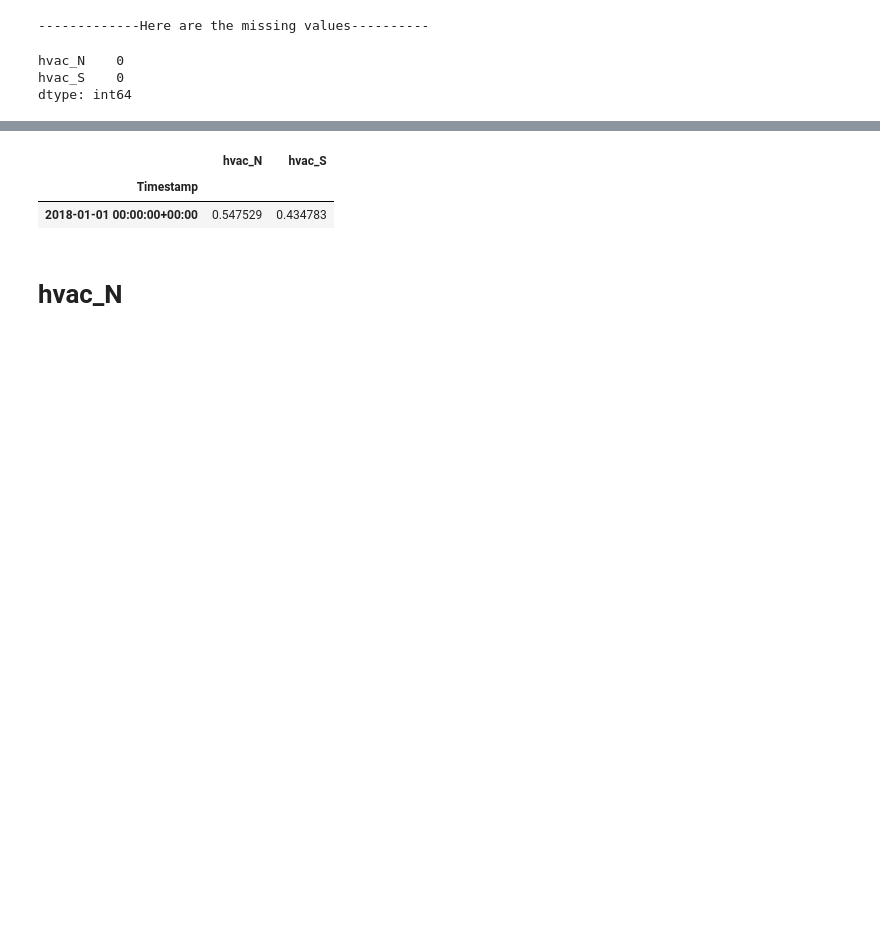
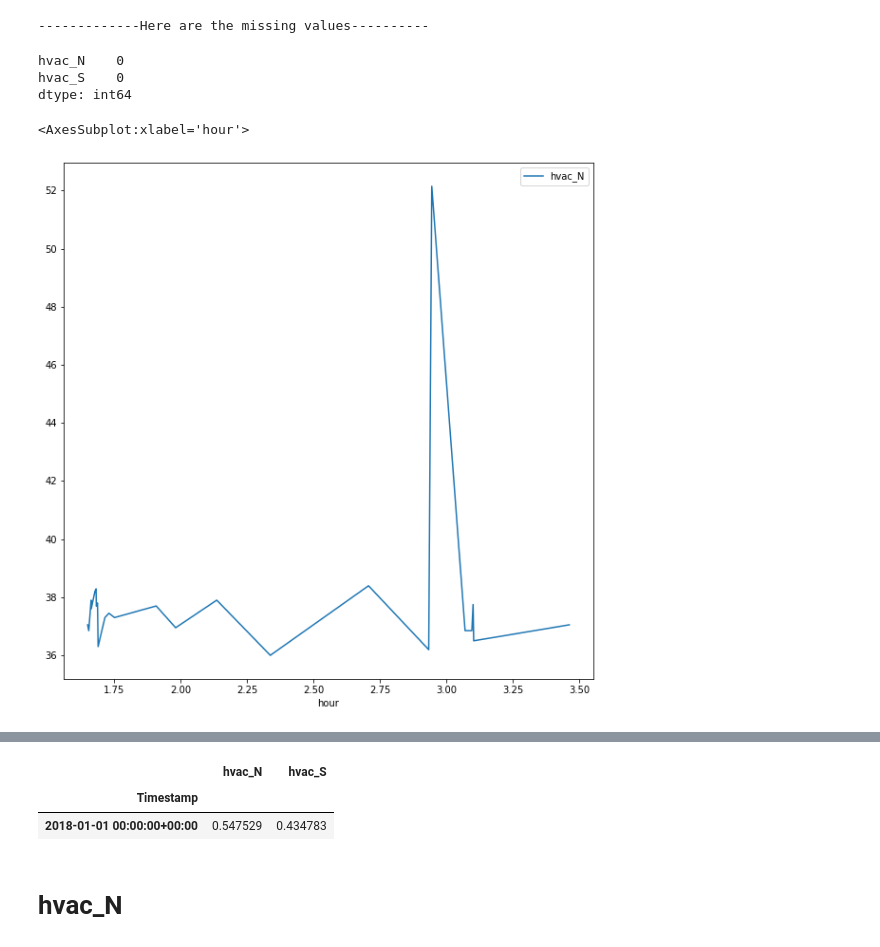
Before and after one commit to singhaniket98/Energy-Consumption-Prediction, a Jupyter notebook: src/collective_anomaly_detection_hav.ipynb, the cells around one changed output, grey strips where cells are left out. Saved outputs shown, nothing was run; the diff lists cells and outputs as text; code cells hidden in the pictures; blank space fills up the shorter version.

Commit message:
plot

```diff
--- a/src/collective_anomaly_detection_hav.ipynb
+++ b/src/collective_anomaly_detection_hav.ipynb
@@ -98,3 +100,12 @@ data.isnull().sum()
 hvac_N    0
 hvac_S    0
 dtype: int64
+# %%
+#data[['hour','hvac_N']].col('hour').mean()
+#data.groupby('hour').mean()
+newData = data[['hour','hvac_N']].groupby('hour').mean()
+
+newData.plot( figsize=(10, 10))
+# %% [output]
+<AxesSubplot:xlabel='hour'>
+[figure, added]
```
Also changed, not shown: parts of 7 cells of this notebook.
